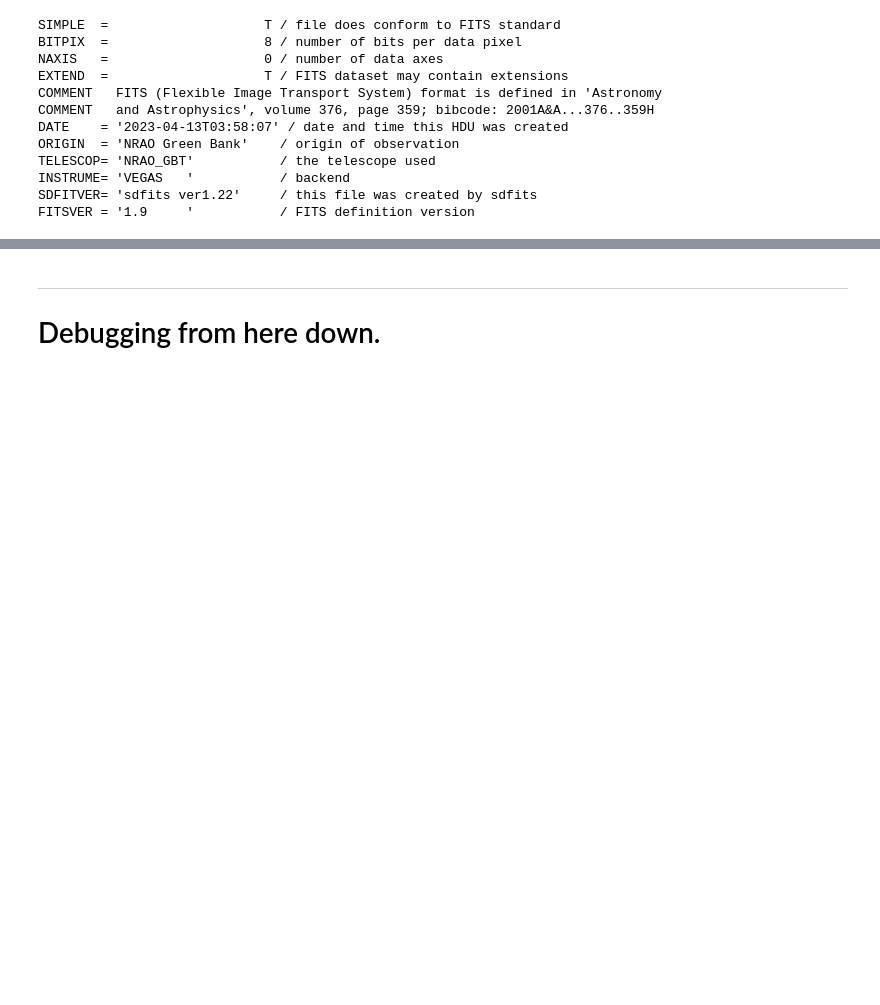
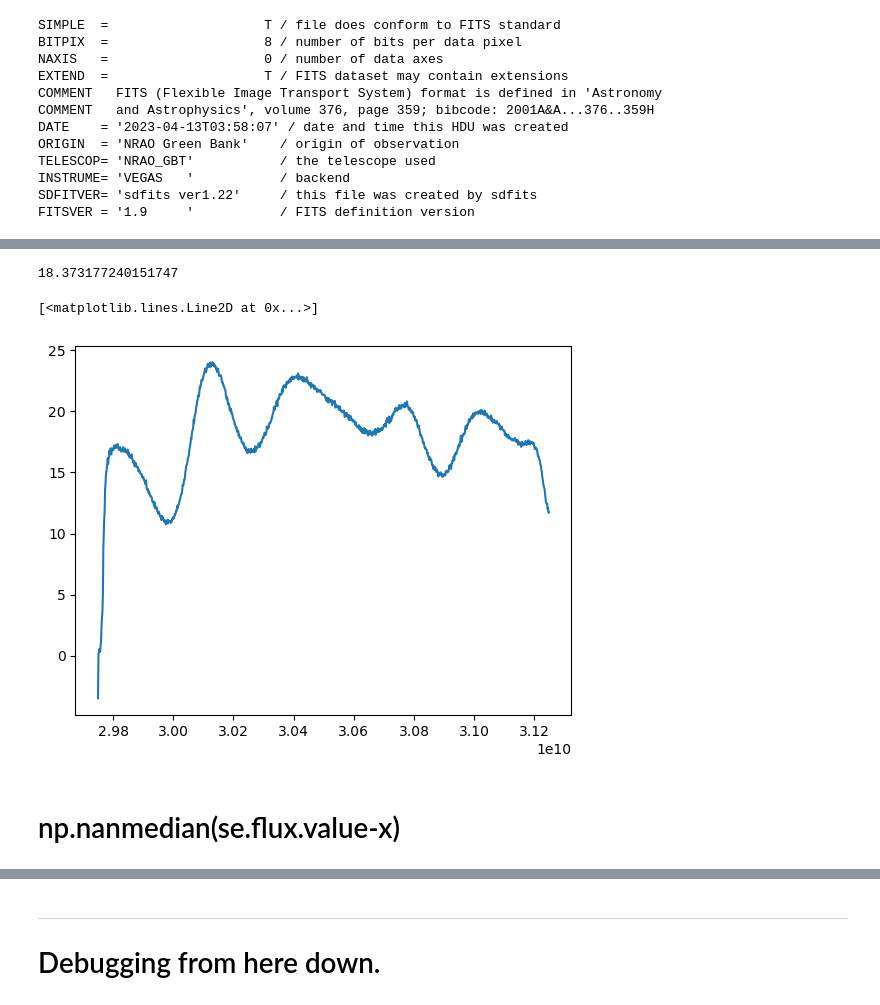
Before and after one commit to GreenBankObservatory/dysh, a Jupyter notebook: notebooks/test_sdfits.ipynb, the cells around one changed output, grey strips where cells are left out. Cells and saved outputs as stored; diff of their text form; code cells hidden in the pictures; blank space fills up the shorter version.

```diff
--- a/notebooks/test_sdfits.ipynb
+++ b/notebooks/test_sdfits.ipynb
@@ -393,0 +247,2 @@ tsysidl=np.array([84.9435,82.1865,88.1306,79.4702,83.3359,82.1568,
+# %%
+snodka_43 = np.loadtxt("/home/mpound/snod43_if0_fd1_pl0.ascii",skiprows=3,unpack=True)
@@ -542,0 +411,14 @@ Tsys(ON) = 112.86327458613192, Tsys(OFF) = 83.72940515501094, meanTsys = 98.2963
+# %%
+print(np.nanmedian(s.data-snodka_43[1]))
+xx=snodka_43[1]
+print(np.nanmedian(s._spectral_axis.to("GHz").value-snodka_43[0]))
+# %%
+print(np.nanmedian(s.flux.value-xx))
+s.meta['TSYS']
+fig,ax=plt.subplots()
+ax.plot(s.spectral_axis,s.data-xx)
+#fig.savefig("difftsyswt.png")
+# %% [output]
+18.373177240151747
+[<matplotlib.lines.Line2D at 0x...>]
+[figure, added]
@@ -542,0 +437,2 @@ Tsys(ON) = 112.86327458613192, Tsys(OFF) = 83.72940515501094, meanTsys = 98.2963
+# %% [markdown]
+# np.nanmedian(se.flux.value-x)
```
Also changed, not shown: parts of 66 cells of this notebook, 2 other files.
